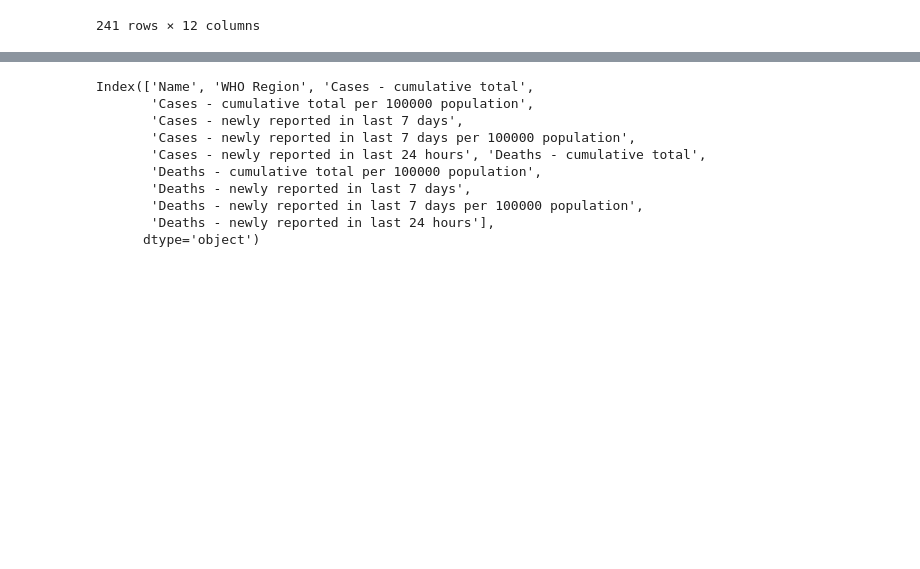
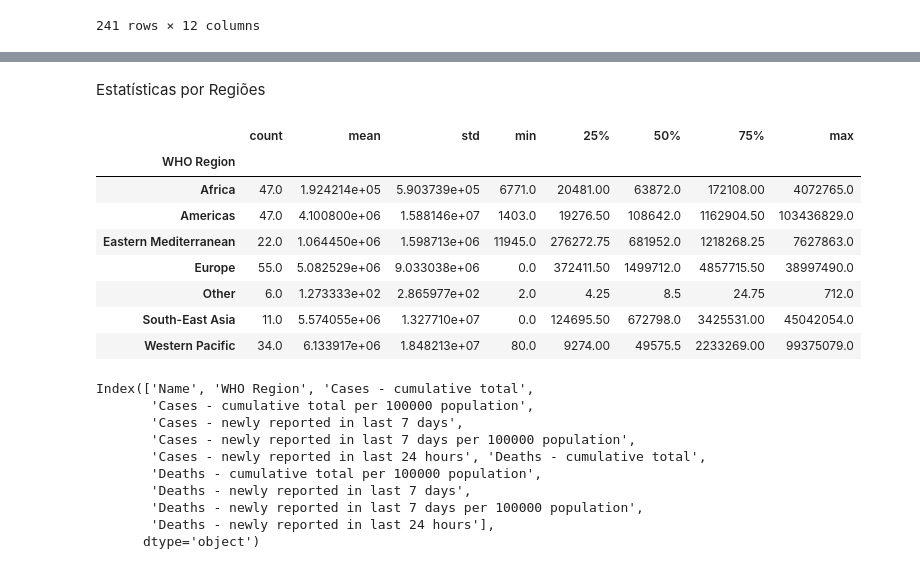
Before and after one commit to GuilhermeAugustox/COVID-DailyAnalysis-2020-2024, a Jupyter notebook: Analise.ipynb, the cells around one changed output, grey strips where cells are left out. Saved outputs shown, nothing was run; the diff lists cells and outputs as text; code cells hidden in the pictures; blank space fills up the shorter version.

```diff
--- a/Analise.ipynb
+++ b/Analise.ipynb
@@ -50,3 +150,18 @@ df.head()
+# %% [markdown]
+Estatísticas por Regiões
+# %%
+estatisticas_regioes = df.groupby('WHO Region')['Cases - cumulative total'].describe()
+estatisticas_regioes
+# %% [output]
+|  | count | mean | std | min | 25% | 50% | 75% | max |
+| WHO Region |  |  |  |  |  |  |  |  |
+| Africa | 47.0 | 1.924214e+05 | 5.903739e+05 | 6771.0 | 20481.00 | 63872.0 | 172108.00 | 4072765.0 |
+| Americas | 47.0 | 4.100800e+06 | 1.588146e+07 | 1403.0 | 19276.50 | 108642.0 | 1162904.50 | 103436829.0 |
+| Eastern Mediterranean | 22.0 | 1.064450e+06 | 1.598713e+06 | 11945.0 | 276272.75 | 681952.0 | 1218268.25 | 7627863.0 |
+| Europe | 55.0 | 5.082529e+06 | 9.033038e+06 | 0.0 | 372411.50 | 1499712.0 | 4857715.50 | 38997490.0 |
+| Other | 6.0 | 1.273333e+02 | 2.865977e+02 | 2.0 | 4.25 | 8.5 | 24.75 | 712.0 |
+| South-East Asia | 11.0 | 5.574055e+06 | 1.327710e+07 | 0.0 | 124695.50 | 672798.0 | 3425531.00 | 45042054.0 |
+| Western Pacific | 34.0 | 6.133917e+06 | 1.848213e+07 | 80.0 | 9274.00 | 49575.5 | 2233269.00 | 99375079.0 |
 # %%
 df.columns
 # %% [output]
```
Also changed, not shown: parts of 27 cells of this notebook.
